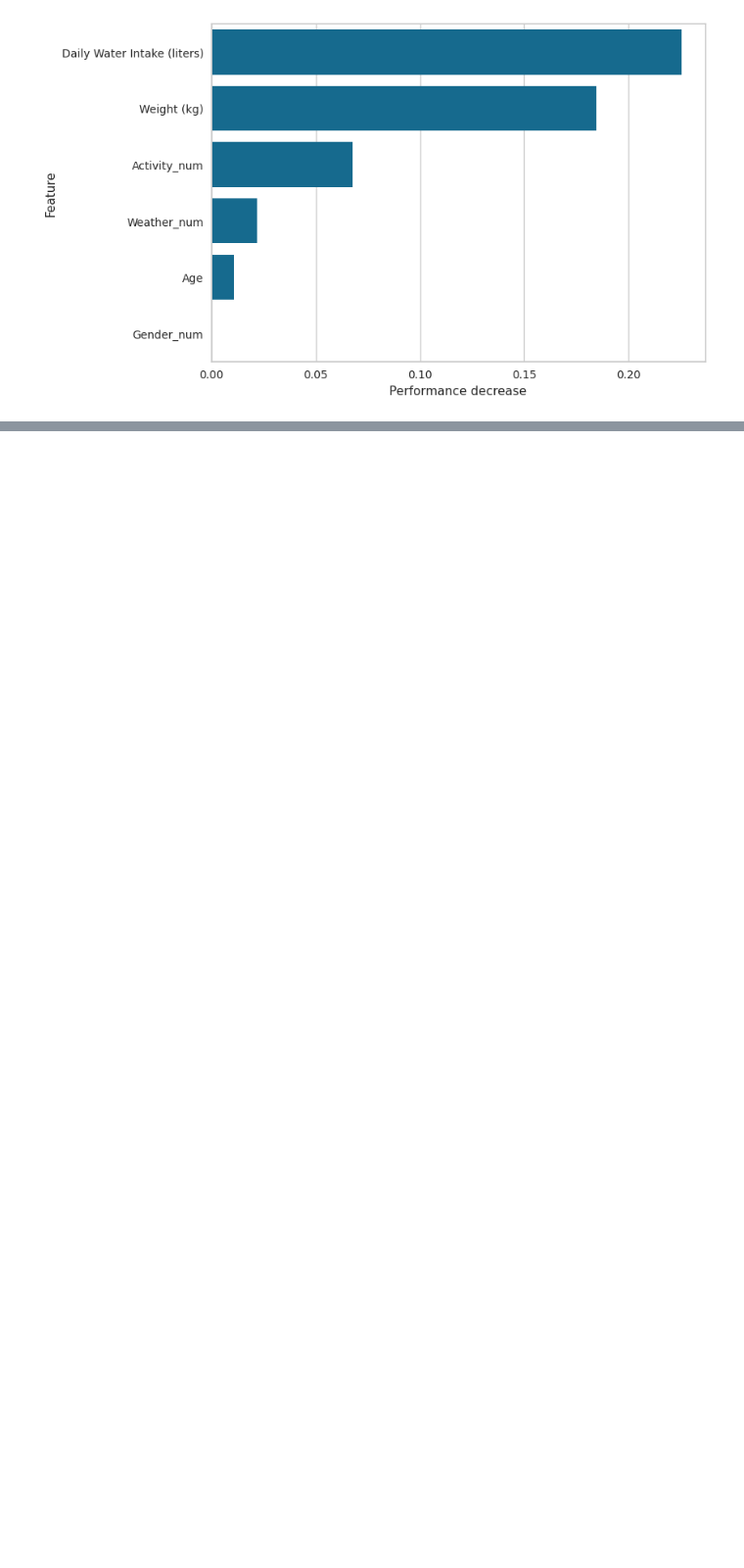
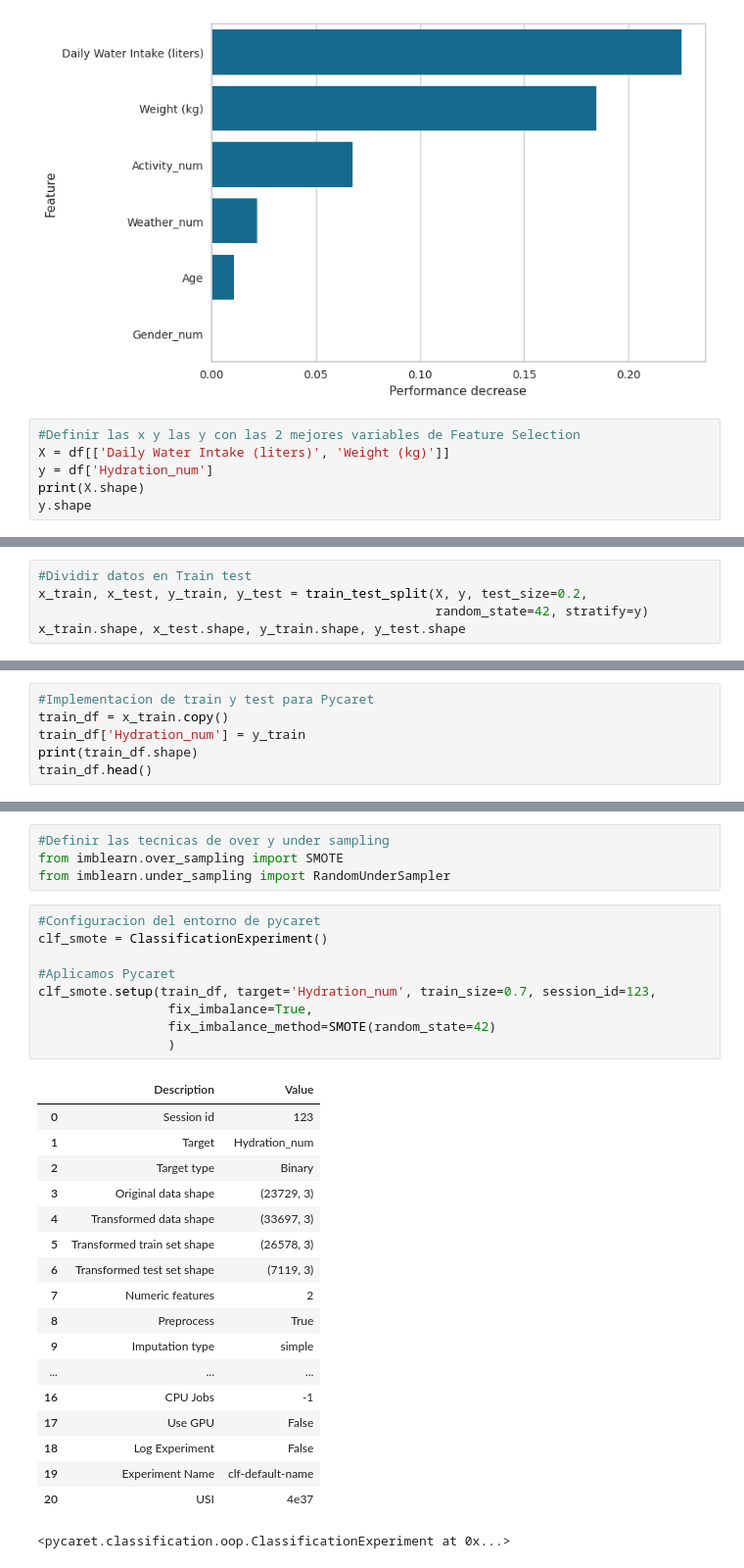
Before and after one commit to fernandatrevi/Daily-Water-Intake-Hydration-, a Jupyter notebook: hidratacion.ipynb, the cells around one changed output, grey strips where cells are left out. Shown at 98% size. Cells and saved outputs as stored; diff of their text form; blank space fills up the shorter version.

```diff
--- a/hidratacion.ipynb
+++ b/hidratacion.ipynb
@@ -476,3 +476,9 @@ findfont: Generic family 'sans-serif' not found because none of the following fa
 findfont: Generic family 'sans-serif' not found because none of the following families were found: Arial, Liberation Sans, Bitstream Vera Sans, sans-serif
 findfont: Generic family 'sans-serif' not found because none of the following families were found: Arial, Liberation Sans, Bitstream Vera Sans, sans-serif
 [figure]
+# %%
+#Definir las x y las y con las 2 mejores variables de Feature Selection
+X = df[['Daily Water Intake (liters)', 'Weight (kg)']]
+y = df['Hydration_num']
+print(X.shape)
+y.shape
@@ -478,0 +488,5 @@ findfont: Generic family 'sans-serif' not found because none of the following fa
+# %%
+#Dividir datos en Train test
+x_train, x_test, y_train, y_test = train_test_split(X, y, test_size=0.2,
+                                                    random_state=42, stratify=y)
+x_train.shape, x_test.shape, y_train.shape, y_test.shape
@@ -478,0 +502,6 @@ findfont: Generic family 'sans-serif' not found because none of the following fa
+# %%
+#Implementacion de train y test para Pycaret
+train_df = x_train.copy()
+train_df['Hydration_num'] = y_train
+print(train_df.shape)
+train_df.head()
@@ -478,0 +516,32 @@ findfont: Generic family 'sans-serif' not found because none of the following fa
+# %%
+#Definir las tecnicas de over y under sampling
+from imblearn.over_sampling import SMOTE
+from imblearn.under_sampling import RandomUnderSampler
+# %%
+#Configuracion del entorno de pycaret
+clf_smote = ClassificationExperiment()
+
+#Aplicamos Pycaret
+clf_smote.setup(train_df, target='Hydration_num', train_size=0.7, session_id=123,
+                 fix_imbalance=True,
+                 fix_imbalance_method=SMOTE(random_state=42)
+                 )
+# %% [output]
+|  | Description | Value |
+| 0 | Session id | 123 |
+| 1 | Target | Hydration_num |
+| 2 | Target type | Binary |
+| 3 | Original data shape | (23729, 3) |
+| 4 | Transformed data shape | (33697, 3) |
+| 5 | Transformed train set shape | (26578, 3) |
+| 6 | Transformed test set shape | (7119, 3) |
+| 7 | Numeric features | 2 |
+| 8 | Preprocess | True |
+| 9 | Imputation type | simple |
+| ... | ... | ... |
+| 16 | CPU Jobs | -1 |
+| 17 | Use GPU | False |
+| 18 | Log Experiment | False |
+| 19 | Experiment Name | clf-default-name |
+| 20 | USI | 4e37 |
+<pycaret.classification.oop.ClassificationExperiment at 0x...>
```
Also changed, not shown: parts of 9 cells of this notebook.
